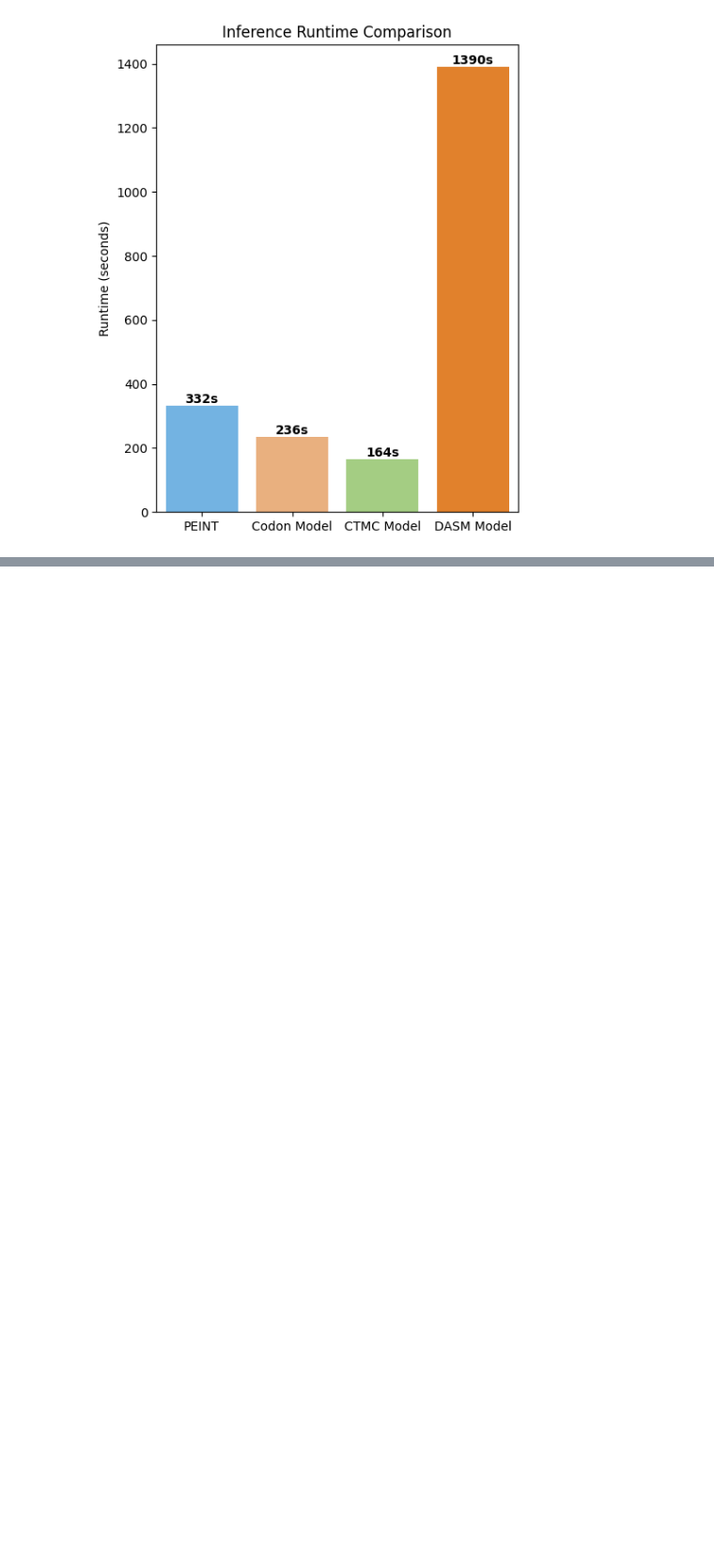
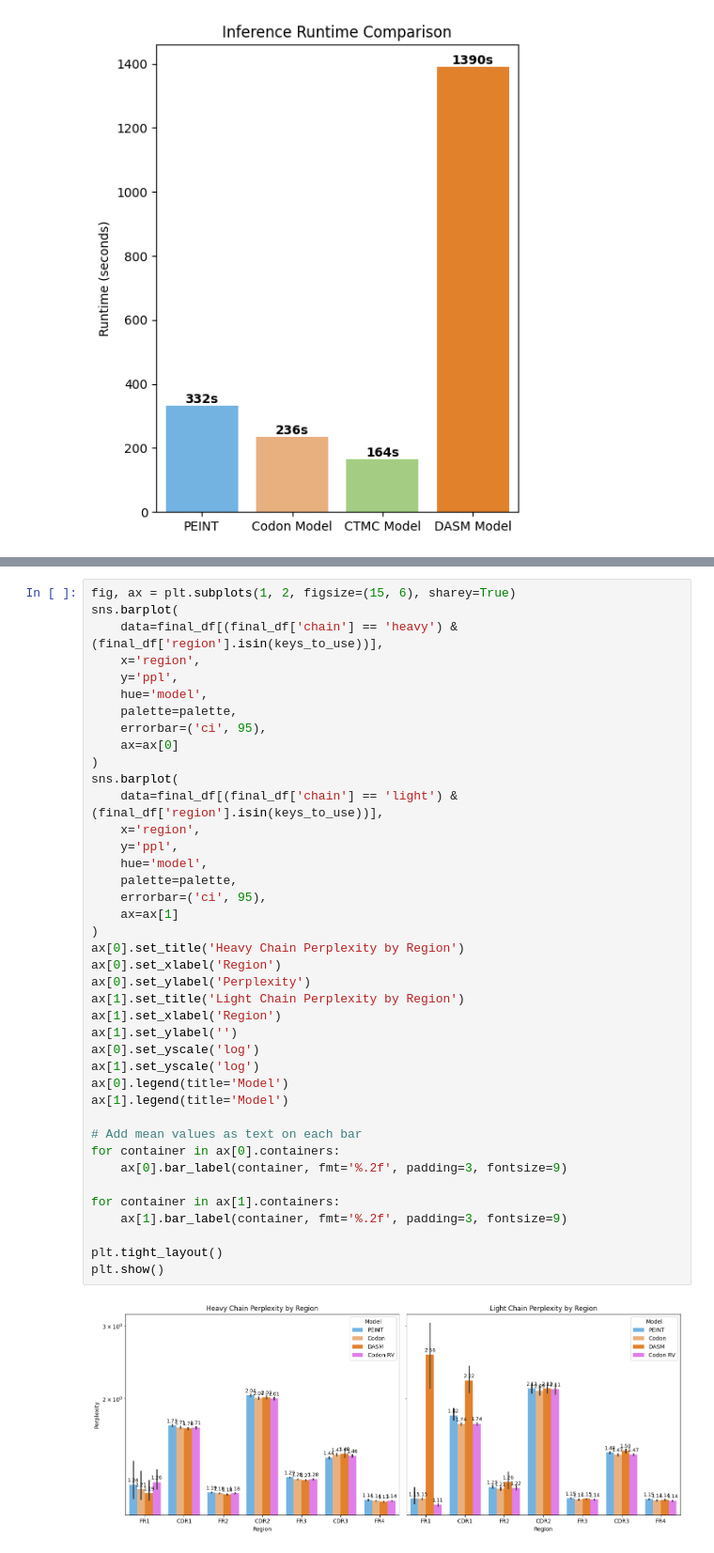
Before and after one commit to thematrixmaster/cosine, a Jupyter notebook: notebooks/eval_ppl.ipynb, the cells around one changed output, grey strips where cells are left out. Shown at 94% size. Cells and saved outputs as stored; diff of their text form; blank space fills up the shorter version.

```diff
--- a/notebooks/eval_ppl.ipynb
+++ b/notebooks/eval_ppl.ipynb
@@ -81,0 +239,42 @@ Passing `palette` without assigning `hue` is deprecated and will be removed in v
+# %%
+fig, ax = plt.subplots(1, 2, figsize=(15, 6), sharey=True)
+sns.barplot(
+    data=final_df[(final_df['chain'] == 'heavy') & (final_df['region'].isin(keys_to_use))],
+    x='region',
+    y='ppl',
+    hue='model',
+    palette=palette,
+    errorbar=('ci', 95),
+    ax=ax[0]
+)
+sns.barplot(
+    data=final_df[(final_df['chain'] == 'light') & (final_df['region'].isin(keys_to_use))],
+    x='region',
+    y='ppl',
+    hue='model',
+    palette=palette,
+    errorbar=('ci', 95),
+    ax=ax[1]
+)
+ax[0].set_title('Heavy Chain Perplexity by Region')
+ax[0].set_xlabel('Region')
+ax[0].set_ylabel('Perplexity')
+ax[1].set_title('Light Chain Perplexity by Region')
+ax[1].set_xlabel('Region')
+ax[1].set_ylabel('')
+ax[0].set_yscale('log')
+ax[1].set_yscale('log')
+ax[0].legend(title='Model')
+ax[1].legend(title='Model')
+
+# Add mean values as text on each bar
+for container in ax[0].containers:
+    ax[0].bar_label(container, fmt='%.2f', padding=3, fontsize=9)
+
+for container in ax[1].containers:
+    ax[1].bar_label(container, fmt='%.2f', padding=3, fontsize=9)
+
+plt.tight_layout()
+plt.show()
+# %% [output]
+[figure, added]
```
Also changed, not shown: parts of 12 cells of this notebook, 5 other files.
